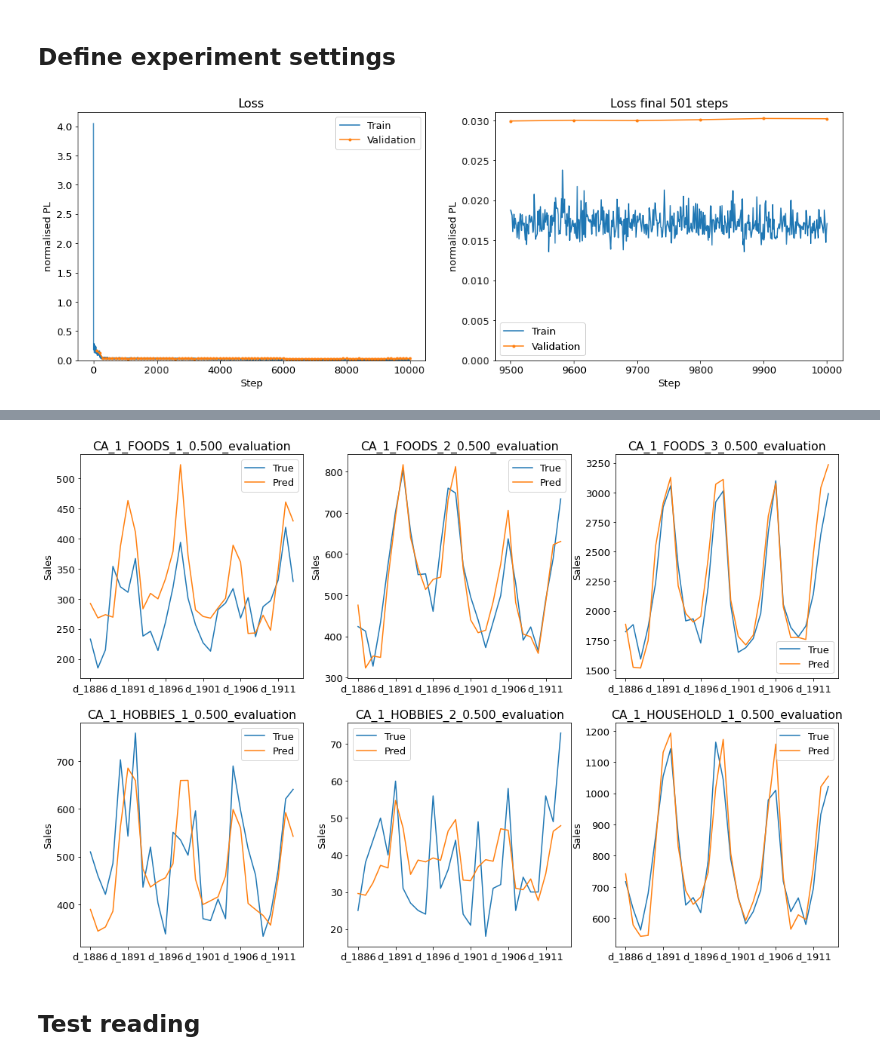
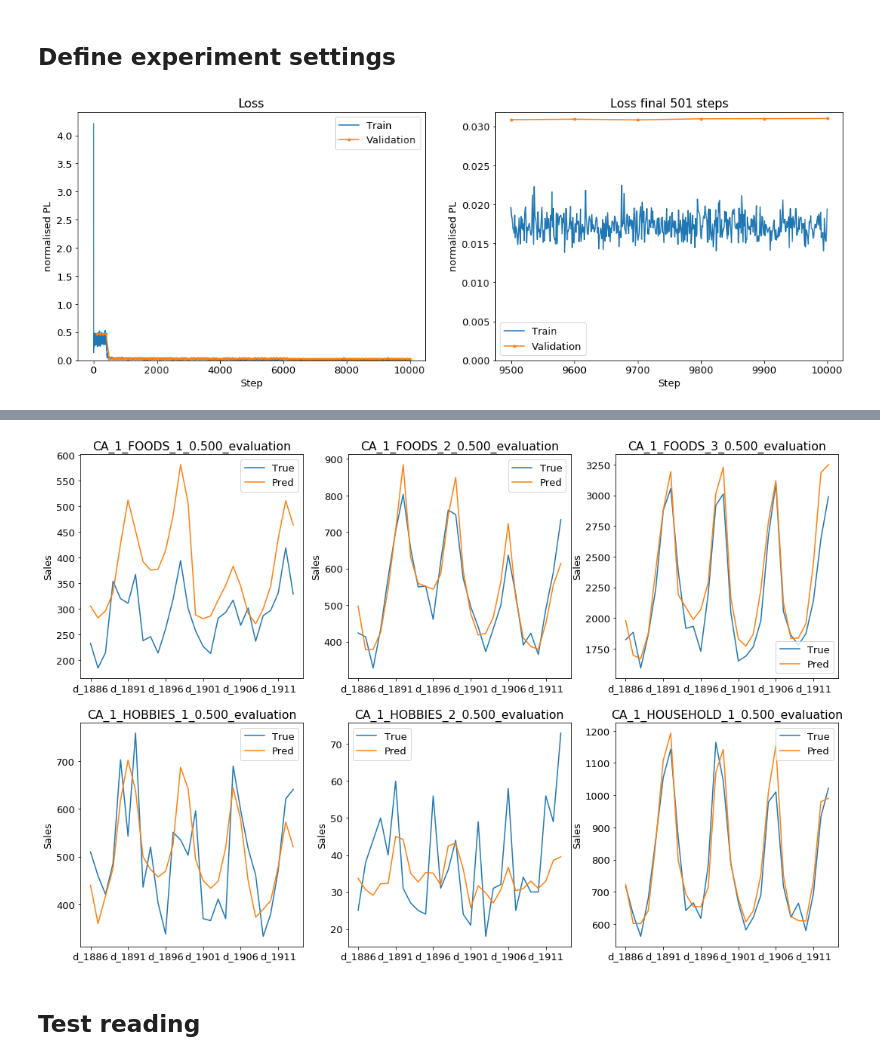
Before and after one commit to joeranbosma/M5Forecast, a Jupyter notebook: uncertainty/combine_levels/perform_experiment.ipynb, the cells around one changed output, grey strips where cells are left out. Saved outputs shown, nothing was run; the diff lists cells and outputs as text; code cells hidden in the pictures.

```diff
--- a/uncertainty/combine_levels/perform_experiment.ipynb
+++ b/uncertainty/combine_levels/perform_experiment.ipynb
@@ -49,7 +49,7 @@ plt.rcParams['font.size'] = 13
 # Hardcode requested quantiles
 quantiles = [0.005, 0.025, 0.165, 0.25, 0.5, 0.75, 0.835, 0.975, 0.995]
 # %%
-def run_experiment(nodes_settings, mode="dense"):
+def run_experiment(nodes_settings, mode="dense", lgb_prediction=False, lgb_prediction_dir=None):
     """
     Run experiment on the performance of the final "distribution layer"
     nodes_settings: number of nodes per layer to test
@@ -91,7 +91,9 @@ def run_experiment(nodes_settings, mode="dense"):
             model, logger, metrics1, metrics2, metrics3 = perform_training_scheme(
                 level, model, warmup_batch_size, finetune_batch_size, ref, calendar,
                 model_dir=model_dir, model_name=model_name, warmup_lr_list=warmup_lr_list,
-                finetune_lr_list=finetune_lr_list)
+                finetune_lr_list=finetune_lr_list, lgb_prediction=lgb_prediction,
+                lgb_prediction_dir=lgb_prediction_dir,
+            )
 
             # save metrics
             logger_list.append(logger); part1_metrics.append(metrics1);
@@ -119,7 +121,9 @@ Calculating weights for each level...
 Calculating scale for each level...
 Finished setup.
 # %%
-model_dir = 'models/uncertainty/experiment/run3/'
+model_dir = 'models/uncertainty/experiment/lgb-run1/'
+lgb_prediction_dir = 'models/uncertainty/lgb_predictions/run1/'
+
 if not os.path.exists(model_dir):
     os.makedirs(model_dir)
 # %% [markdown]
@@ -143,6 +147,12 @@ input_shapes = {
     12: (3248,),
 }
 
+lgb_prediction = True
+if lgb_prediction:
+    # add one to the input shape
+    for key, val in input_shapes.items():
+        input_shapes[key] = (val[0]+1,)
+
 # Set initial batch size
 warmup_batch_size = {level: 64 if level <= 9 else 1024 for level in range(1, 1+12)}
 
@@ -152,10 +162,10 @@ finetune_batch_size = {level: 256 if level <= 9 else 25000 for level in range(1,
 ## Define experiment settings
 # %%
 def get_nodes_settings(mode):
-    nodes_dense_small = [256, 512, 1024]#2, 4, 8, 16, 32, 64, 128]
-    nodes_dist2_small = [64, 128, 256]#1, 2, 4, 6, 8, 16, 32]
-    nodes_dist4_small = [64, 128, 256]#1, 2, 4, 6, 8, 16, 32]
-    nodes_direct_small = [64, 128, 256]#1, 2, 4, 6, 8, 16, 32]
+    nodes_dense_small = [2, 4, 8, 16, 32, 64, 128, 256, 512, 1024]
+    nodes_dist2_small = [1, 2, 4, 6, 8, 16, 32, 64, 128, 256]
+    nodes_dist4_small = [1, 2, 4, 6, 8, 16, 32, 64, 128, 256]
+    nodes_direct_small = [1, 2, 4, 6, 8, 16, 32, 64, 128, 256]
 
     # setup node settings
     if mode == "dense":
@@ -175,6 +185,6 @@ for mode in ["direct", "dist2", "dist4", "dense"]:
     nodes_settings = get_nodes_settings(mode)
     print(nodes_settings)
 
-    run_experiment(nodes_settings, mode=mode)
+    run_experiment(nodes_settings, mode=mode, lgb_prediction=lgb_prediction, lgb_prediction_dir=lgb_prediction_dir)
 # %% [output]
-[figure, old version]
+[figure, new version]
@@ -187,4 +197,4 @@ Evaluating..
-[figure, old version]
+[figure, new version]
 # %% [markdown]
 ## Test reading
 # %% [raw]
```
Also changed, not shown: parts of 1 cell of this notebook, 3 other files.
